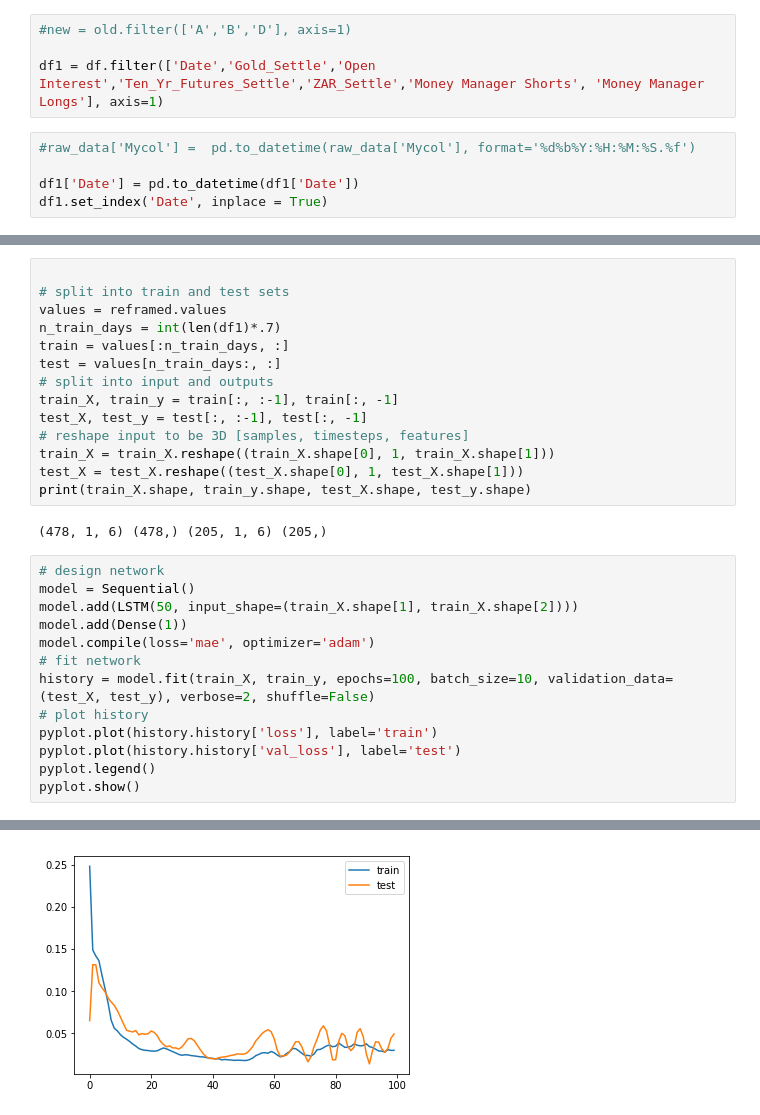
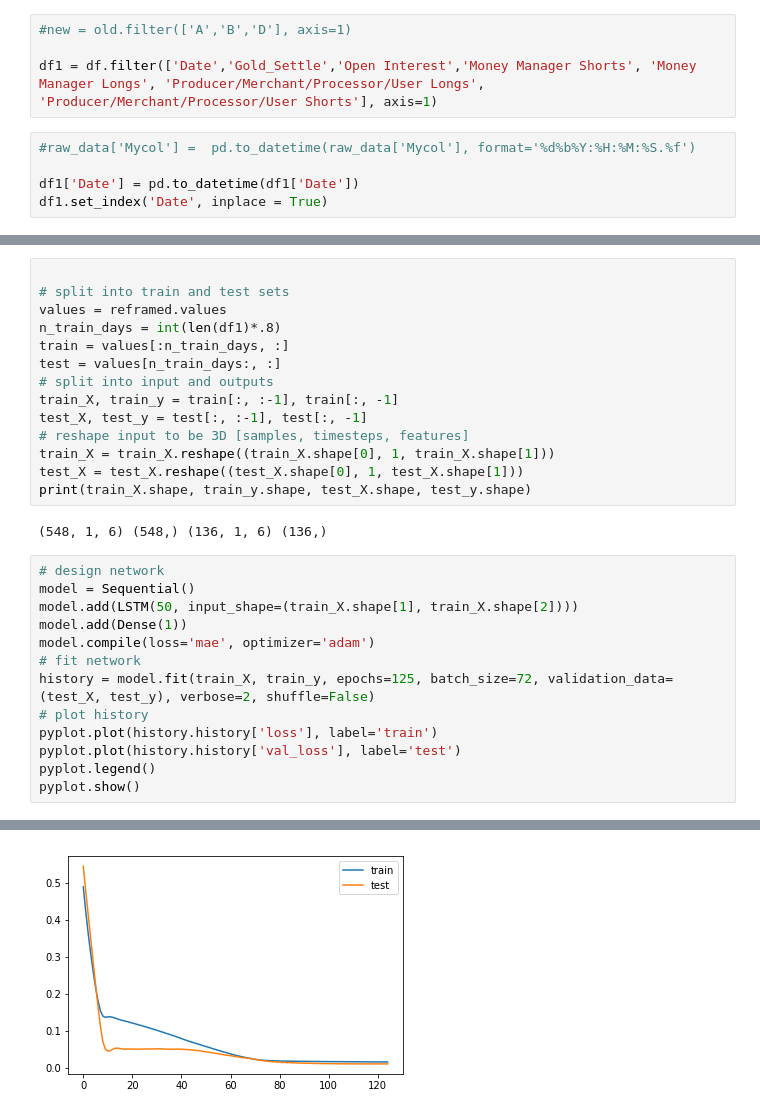
Before and after one commit to CaptainPica/Precious_Metals_Trading, a Jupyter notebook: notebooks/Gold_DL_Model.ipynb, the cells around one changed output, grey strips where cells are left out. Saved outputs shown, nothing was run; the diff lists cells and outputs as text.

```diff
--- a/notebooks/Gold_DL_Model.ipynb
+++ b/notebooks/Gold_DL_Model.ipynb
@@ -33,7 +33,7 @@ df.head()
 # %%
 #new = old.filter(['A','B','D'], axis=1)
 
-df1 = df.filter(['Date','Gold_Settle','Open Interest','Ten_Yr_Futures_Settle','ZAR_Settle','Money Manager Shorts', 'Money Manager Longs'], axis=1)
+df1 = df.filter(['Date','Gold_Settle','Open Interest','Money Manager Shorts', 'Money Manager Longs', 'Producer/Merchant/Processor/User Longs', 'Producer/Merchant/Processor/User Shorts'], axis=1)
 # %%
 #raw_data['Mycol'] =  pd.to_datetime(raw_data['Mycol'], format='%d%b%Y:%H:%M:%S.%f')
 
@@ -129,7 +129,7 @@ print(reframed.head())
 
 # split into train and test sets
 values = reframed.values
-n_train_days = int(len(df1)*.7)
+n_train_days = int(len(df1)*.8)
 train = values[:n_train_days, :]
 test = values[n_train_days:, :]
 # split into input and outputs
@@ -140,7 +140,7 @@ train_X = train_X.reshape((train_X.shape[0], 1, train_X.shape[1]))
 test_X = test_X.reshape((test_X.shape[0], 1, test_X.shape[1]))
 print(train_X.shape, train_y.shape, test_X.shape, test_y.shape)
 # %% [output]
-(478, 1, 6) (478,) (205, 1, 6) (205,)
+(548, 1, 6) (548,) (136, 1, 6) (136,)
 # %%
 # design network
 model = Sequential()
@@ -148,7 +148,7 @@ model.add(LSTM(50, input_shape=(train_X.shape[1], train_X.shape[2])))
 model.add(Dense(1))
 model.compile(loss='mae', optimizer='adam')
 # fit network
-history = model.fit(train_X, train_y, epochs=100, batch_size=10, validation_data=(test_X, test_y), verbose=2, shuffle=False)
+history = model.fit(train_X, train_y, epochs=125, batch_size=72, validation_data=(test_X, test_y), verbose=2, shuffle=False)
 # plot history
 pyplot.plot(history.history['loss'], label='train')
 pyplot.plot(history.history['val_loss'], label='test')
@@ -175,4 +175,4 @@ Epoch 100/100
-[figure, old version]
+[figure, new version]
 # %%
 model.summary()
 # %% [output]
```
Also changed, not shown: parts of 11 cells of this notebook.
